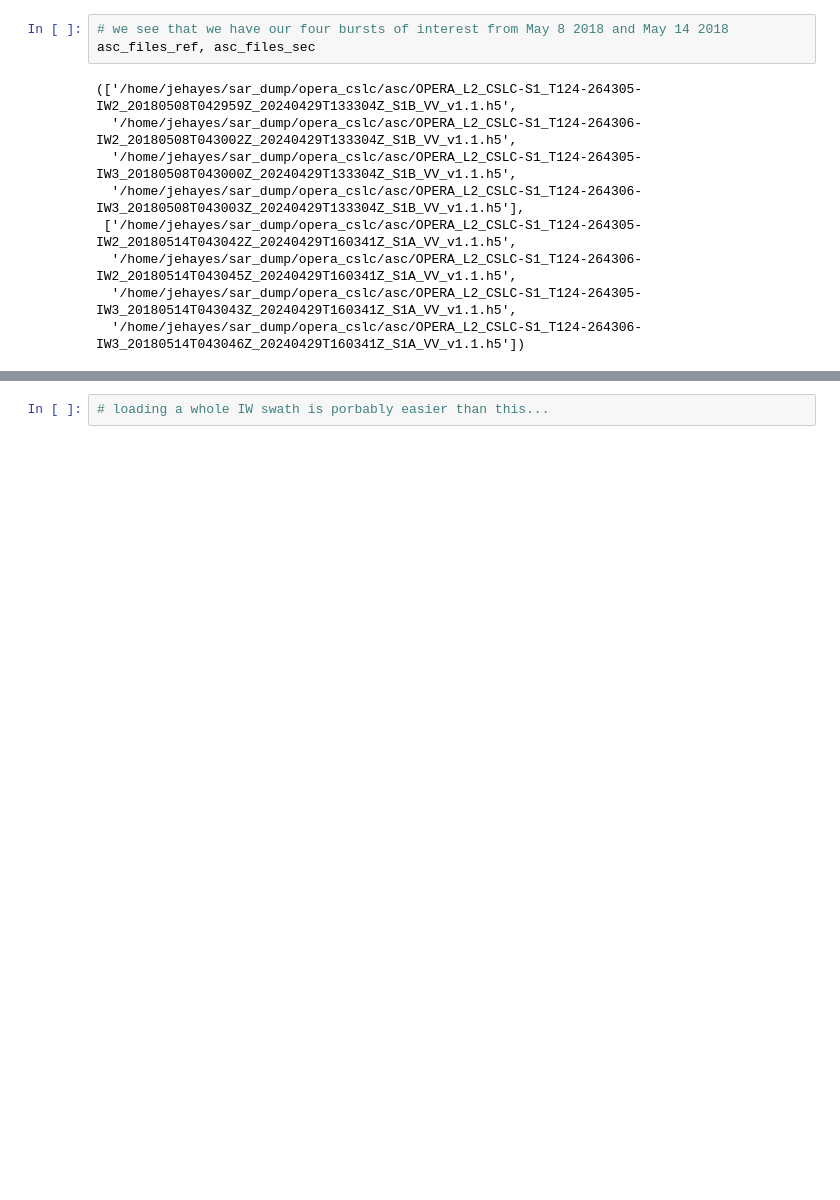
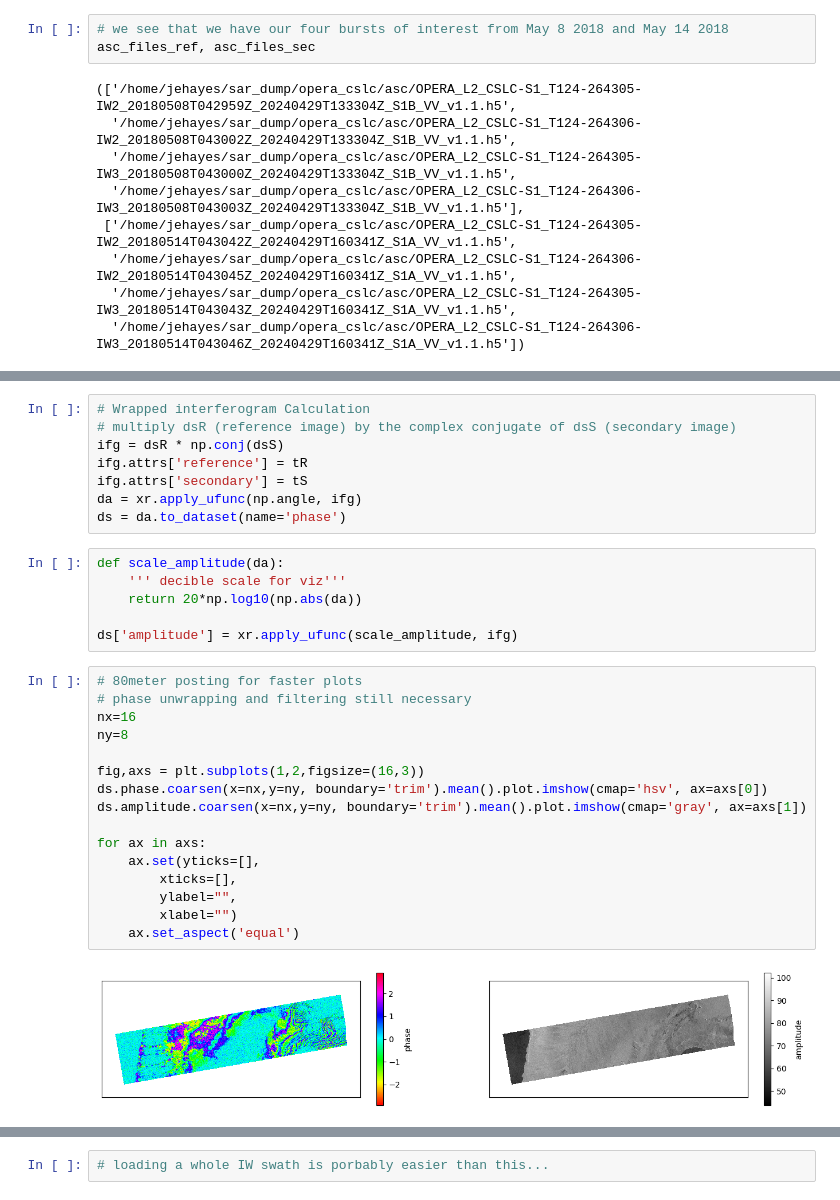
Before and after one commit to Jack-Hayes/sar_dump, a Jupyter notebook: comp_disp_samples.ipynb, the cells around one changed output, grey strips where cells are left out. Saved outputs shown, nothing was run; the diff lists cells and outputs as text; blank space fills up the shorter version.

Commit message:
compare one burst visually

```diff
--- a/comp_disp_samples.ipynb
+++ b/comp_disp_samples.ipynb
@@ -707,0 +722,32 @@ asc_files_ref, asc_files_sec
+# %%
+# Wrapped interferogram Calculation
+# multiply dsR (reference image) by the complex conjugate of dsS (secondary image)
+ifg = dsR * np.conj(dsS)
+ifg.attrs['reference'] = tR
+ifg.attrs['secondary'] = tS
+da = xr.apply_ufunc(np.angle, ifg)
+ds = da.to_dataset(name='phase')
+# %%
+def scale_amplitude(da):
+    ''' decible scale for viz'''
+    return 20*np.log10(np.abs(da))
+
+ds['amplitude'] = xr.apply_ufunc(scale_amplitude, ifg)
+# %%
+# 80meter posting for faster plots
+# phase unwrapping and filtering still necessary
+nx=16
+ny=8
+
+fig,axs = plt.subplots(1,2,figsize=(16,3))
+ds.phase.coarsen(x=nx,y=ny, boundary='trim').mean().plot.imshow(cmap='hsv', ax=axs[0])
+ds.amplitude.coarsen(x=nx,y=ny, boundary='trim').mean().plot.imshow(cmap='gray', ax=axs[1])
+
+for ax in axs:
+    ax.set(yticks=[],
+        xticks=[],
+        ylabel="",
+        xlabel="")
+    ax.set_aspect('equal')
+# %% [output]
+[figure, added]
```
Also changed, not shown: parts of 13 cells of this notebook, 1 other file.
